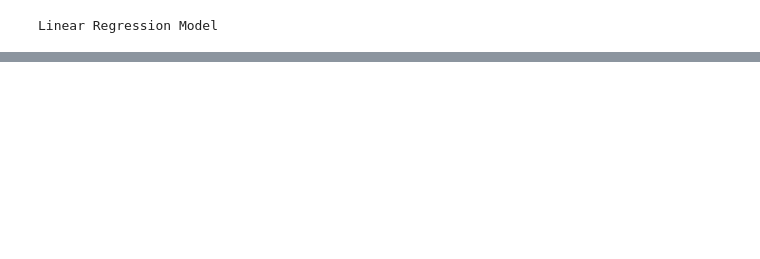
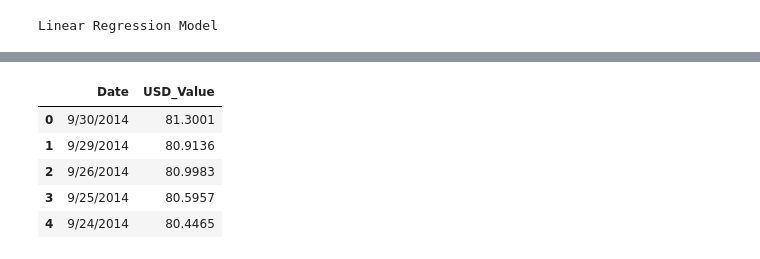
Before and after one commit to Sree-vathsan/CSE591-Data-Science-Project, a Jupyter notebook: regressionModel/linearRegModel.ipynb, the cells around one changed output, grey strips where cells are left out. Drawn from its saved outputs; the diff is of its cells as text; code cells hidden in the pictures; blank space fills up the shorter version.

```diff
--- a/regressionModel/linearRegModel.ipynb
+++ b/regressionModel/linearRegModel.ipynb
@@ -49,6 +53,15 @@ dfNyse.head()
 | 2 | 9/26/2014 | 10798.88 |
 | 3 | 9/25/2014 | 10722.21 |
 | 4 | 9/24/2014 | 10885.60 |
+# %%
+dfUsInd.head()
+# %% [output]
+|  | Date | USD_Value |
+| 0 | 9/30/2014 | 81.3001 |
+| 1 | 9/29/2014 | 80.9136 |
+| 2 | 9/26/2014 | 80.9983 |
+| 3 | 9/25/2014 | 80.5957 |
+| 4 | 9/24/2014 | 80.4465 |
 # %%
 dfMaster = merge(dfOil,dfSP500,on='Date',how='inner')
 dfMaster = merge(dfMaster,dfNyse,on='Date',how='inner')
```
Also changed, not shown: parts of 29 cells of this notebook, 2 other files.
